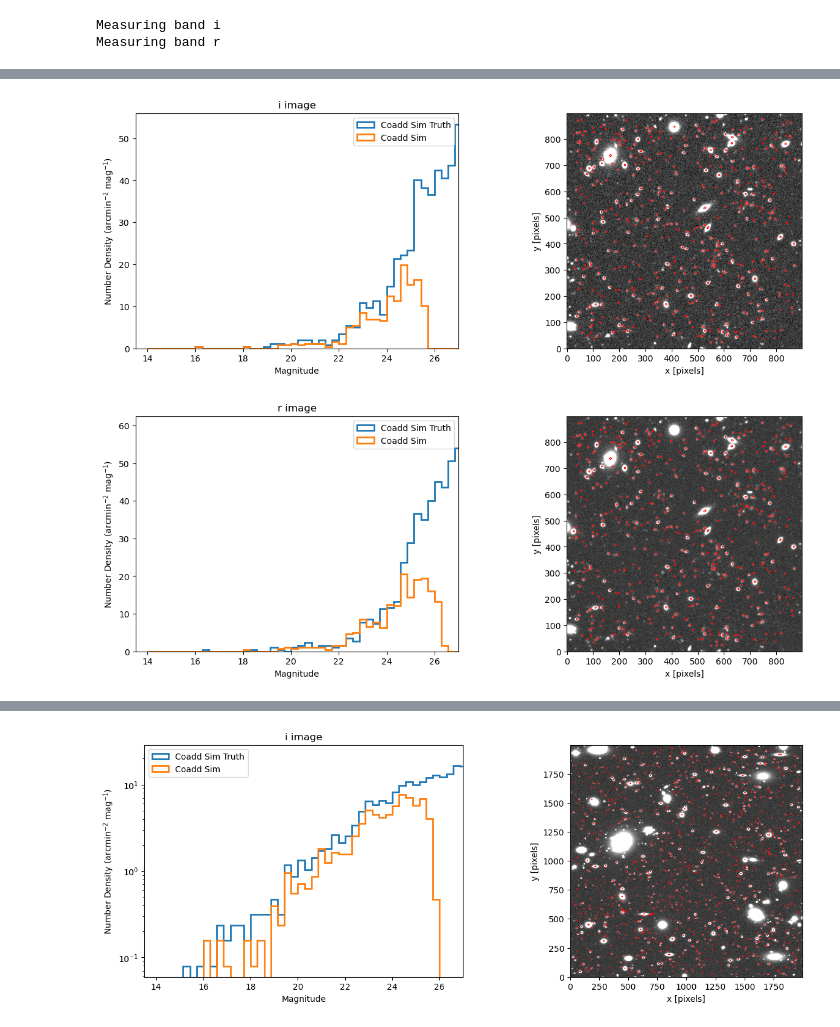
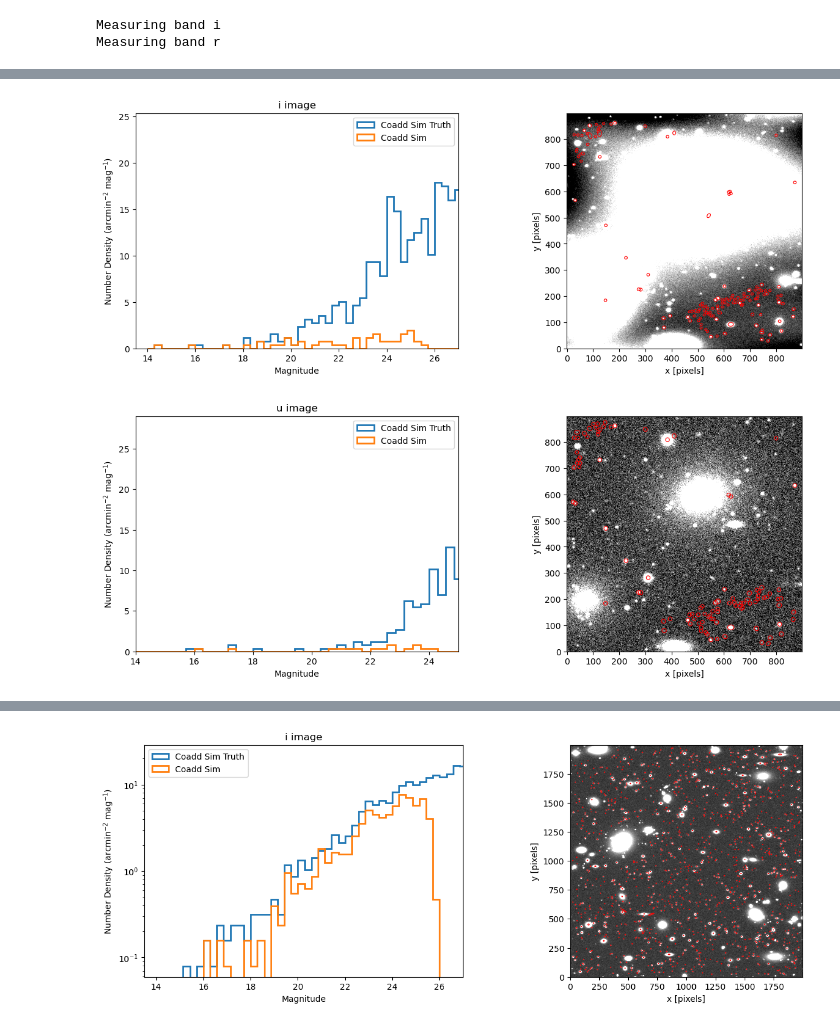
Before and after one commit to philipladuca24/LSST-SimCatVal, a Jupyter notebook: LSST-SimCatVal/testing_diffsim.ipynb, the cells around one changed output, grey strips where cells are left out. Cells and saved outputs as stored; diff of their text form; code cells hidden in the pictures.

```diff
--- a/LSST-SimCatVal/testing_diffsim.ipynb
+++ b/LSST-SimCatVal/testing_diffsim.ipynb
@@ -37,0 +145,2 @@ afw_dic, truths, npy_dic = make_sim(skycat_path, ra, dec, 900, 50, samp, 31.4, N
+# %%
+afw_dic, truths, npy_dic = make_sim(skycat_path, ra, dec, 900, 50, sample, 31.4, diff_path, diff_ra, diff_dec)
@@ -37,0 +203,11 @@ afw_dic, truths, npy_dic = make_sim(skycat_path, ra, dec, 900, 50, samp, 31.4, N
+# %%
+from astropy.visualization import ImageNormalize, AsinhStretch, ManualInterval
+stretch = AsinhStretch(0.0001)
+for b in 'ugrizy':
+    interval = ManualInterval(vmin=-10, vmax=100)
+    norm = ImageNormalize(stretch=stretch, interval=interval)
+    plt.imshow(npy_dic[b]['afw_image'].image.array, norm=norm, origin='lower', cmap='gray')
+    temp = truths[b][truths[b]['ob_type'] == 'star']
+    # plt.scatter(temp['ra'], temp['dec'])
+    plt.title(f'band {b}')
+    plt.show()
@@ -257,17 +558,13 @@ from matplotlib.patches import Ellipse
 from astropy.visualization import MinMaxInterval, SqrtStretch, ImageNormalize, AsinhStretch
 import matplotlib.pyplot as plt
 
-def make_some_plots(band, afw_img, cat, truth):
+def make_some_plots(band, afw_img, cat, truth, cat_f=None):
     cat = cat[(cat['deblend_nChild'] == 0) &
               (cat['base_SdssShape_flag'] == False) &
               (cat['modelfit_CModel_instFlux'] >= 0) &
               (cat['modelfit_CModel_flag'] == False) &
-              (cat['ext_gaap_GaapFlux_1_15x_Optimal_instFlux'] >= 0) &
-              (cat['base_SdssCentroid_flag'] == False) &
-              (cat['ext_gaap_GaapFlux_flag'] == False) &
-              (cat['base_ClassificationSizeExtendedness_flag'] == False)]
+              (cat['base_SdssCentroid_flag'] == False)]
     mag = -2.5 * np.log10(cat['modelfit_CModel_instFlux']) + 31.4
-    size = np.sqrt(cat['base_SdssShape_xx'] + cat['base_SdssShape_yy'])
     snr = (cat['base_PsfFlux_instFlux']/cat['base_PsfFlux_instFluxErr'] >= 10)
     tmag = -2.5 * np.log10(truth[band]['flux']) + 31.4
 
@@ -277,6 +574,7 @@ def make_some_plots(band, afw_img, cat, truth):
     fig, ax = plt.subplots(1,2,figsize=(15,5))
 
     mag_weight = np.full_like(mag[snr], 1/((im_size * 0.2 /60)**2 *bin_size))
+
     tmag_weight = np.full_like(tmag, 1/((im_size * 0.2 /60)**2*bin_size))
 
     # ax[0].hist(dp1_m, dp1_b,weights=dp1_w,histtype="step",linewidth=2, label="Dp1")
@@ -293,42 +591,74 @@ def make_some_plots(band, afw_img, cat, truth):
         # ax[0].set_ylim(0,30)
     # ax[0].set_yscale('log')
 
-    ax[1].imshow(afw_img['image'], origin='lower', cmap='gray', vmin=-3,vmax=10)
+    ax[1].imshow(afw_img['afw_image'].image.array, origin='lower', cmap='gray', vmin=-3,vmax=10)
     # ax[1].set_xlim(0,1000)
     # ax[1].set_ylim(0,1000)
     for i in range(len(cat)):
         x = cat['base_SdssCentroid_x'][i]
         y = cat['base_SdssCentroid_y'][i]
         xx = cat['base_SdssShape_xx'][i]
         yy = cat['base_SdssShape_yy'][i]
         xy = cat['base_SdssShape_xy'][i]
 
         T = 0.5 * (xx + yy)
         D = np.sqrt(((xx - yy) / 2)**2 + xy**2)
         a = np.sqrt(T + D)
         b = np.sqrt(T - D)
         theta = 0.5 * np.arctan2(2 * xy, xx - yy)
 
-        e = Ellipse((x, y), width=2*a, height=2*b,
+        e = Ellipse((x, y), width=5*a, height=5*b,
                     angle=np.degrees(theta), edgecolor='red',
                     facecolor='none', lw=0.8)
         ax[1].add_patch(e)
+
+    if cat_f is not None:
+        cat_f = cat_f[(cat_f['deblend_nChild'] == 0) &
+              (cat_f['base_SdssShape_flag'] == False) &
+              (cat_f['modelfit_CModel_instFlux'] >= 0) &
+              (cat_f['modelfit_CModel_flag'] == False) &
+              (cat_f['ext_gaap_GaapFlux_1_15x_Optimal_instFlux'] >= 0) &
+              (cat_f['base_SdssCentroid_flag'] == False) &
+              (cat_f['ext_gaap_GaapFlux_flag'] == False) &
+              (cat_f['base_ClassificationSizeExtendedness_flag'] == False)]
+        mag_f = -2.5 * np.log10(cat_f['modelfit_CModel_instFlux']) + 31.4
+        snr_f = (cat_f['base_PsfFlux_instFlux']/cat_f['base_PsfFlux_instFluxErr'] >= 10)
+        mag_weight_f = np.full_like(mag_f[snr_f], 1/((im_size * 0.2 /60)**2 *bin_size))
+        ax[0].hist(mag_f[snr_f], mag_bins,weights=mag_weight_f,histtype="step",linewidth=2,label="Coadd Sim Forced")
+
+        for i in range(len(cat_f)):
+            x = cat_f['base_SdssCentroid_x'][i]
+            y = cat_f['base_SdssCentroid_y'][i]
+            xx = cat_f['base_SdssShape_xx'][i]
+            yy = cat_f['base_SdssShape_yy'][i]
+            xy = cat_f['base_SdssShape_xy'][i]
+
+            T = 0.5 * (xx + yy)
+            D = np.sqrt(((xx - yy) / 2)**2 + xy**2)
+            a = np.sqrt(T + D)
+            b = np.sqrt(T - D)
+            theta = 0.5 * np.arctan2(2 * xy, xx - yy)
+
+            e = Ellipse((x, y), width=5*a, height=5*b,
+                        angle=np.degrees(theta), edgecolor='green',
+                        facecolor='none', lw=0.8)
+            ax[1].add_patch(e)
     ax[1].set_xlabel('x [pixels]')
     ax[1].set_ylabel('y [pixels]')
     ax[0].set_title(f'{band} image')
     ax[0].legend()
     plt.show()
 
 
 # bands = 'ugirzy'
-bands = 'ir'
+bands = 'iu'
 for b in bands:
-    make_some_plots(b, npy_dic[b], cat_multi[b], truths)#cat[b][cat[b]['modelfit_CModel_instFlux']/cat[b]['modelfit_CModel_instFluxErr'] > 0], truths)
+    make_some_plots(b, npy_dic[b], cats[b], truths)#cat[b][cat[b]['modelfit_CModel_instFlux']/cat[b]['modelfit_CModel_instFluxErr'] > 0], truths)
 
 #need to figure out how to account for area of the image if some images are partially off of the sim catalog region
 # %% [output]
-[figure, old version]
+[figure, new version]
-[figure, old version]
+[figure, new version]
 # %%
 make_some_plots('i', npy_dic['i'], cat_i, truths)
 # %% [output]
```
Also changed, not shown: parts of 12 cells of this notebook, 10 other files.
